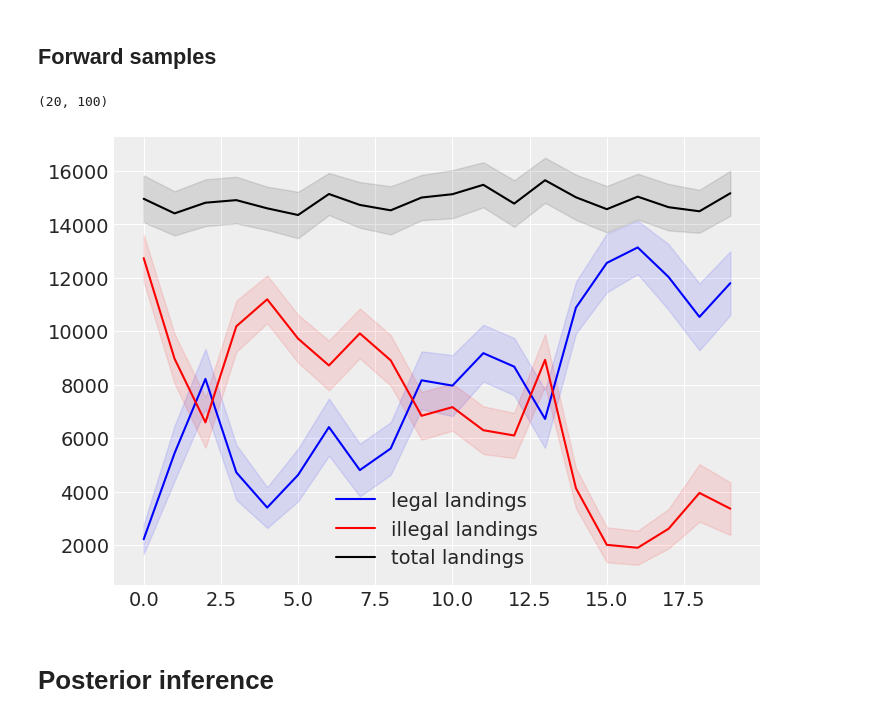
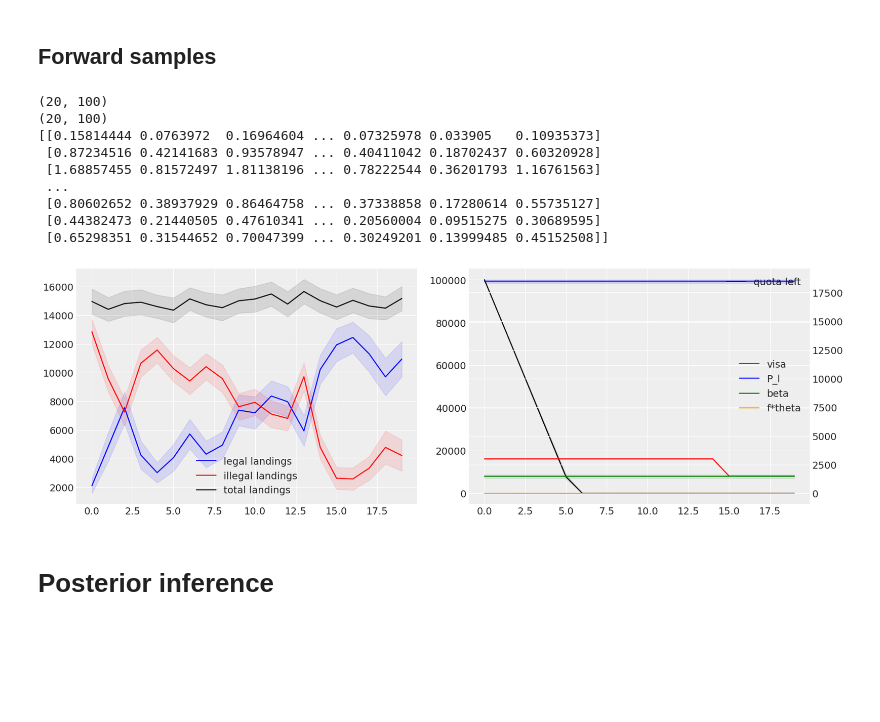
Before and after one commit to emilemathieu/illegal_fishing, a Jupyter notebook: yearly.ipynb, the cells around one changed output. Drawn from its saved outputs; the diff is of its cells as text; code cells hidden in the pictures; blank space fills up the shorter version.

```diff
--- a/yearly.ipynb
+++ b/yearly.ipynb
@@ -464,15 +480,15 @@ def clip(x, min=None, max=None):
       x = ifelse(tensor.gt(x, max), max, x)
     return x
 
-max_week = 20
+max_week = 20 # 48
 
 class WeeklyLandings(pm.Model):
     def __init__(self, name='', model=None):
         super().__init__(name, model)
 
         # Define priors
-        beta = Uniform('beta', beta_min, beta_max)
-        theta = Uniform('theta', theta_min, theta_max)
+        beta = Uniform('beta', beta_min, beta_max) # price premium
+        theta = Uniform('theta', theta_min, theta_max) #
         quotaleft = quota
         T = []
         P_l = []
@@ -483,13 +499,15 @@ class WeeklyLandings(pm.Model):
 
           T.append(Uniform('T[{}]'.format(t), T_min, T_max))
           theta_t = weekly_enforcement[t] * theta
+          #theta_t = theta * (1 - (avg_enforcement - weekly_enforcement[t]) / avg_enforcement)
 
           # if close to end of the year then update visa value with elsticity
           visa = ifelse(tensor.lt(t, round(0.75 * max_week)), visa_r, visa_r * (1 - (e_v * (quota - quotaleft) / quota)))
           #C_l[t] = C_i + visa # the cost does not appear explicitly so useless
           #P_i = P_r * (1 - (e_p * (T_r - T[t]) / T_r)) # price elasticity
           P_i = P_r
-          P_l.append(pm.Deterministic('P_l[{}]'.format(t), P_i + beta))
+          P_l_t = P_i + beta
+          P_l.append(pm.Deterministic('P_l[{}]'.format(t), P_l_t))
 
           # x_i = (P_i - C_i - (f * theta) - P_l + C_l) / (2 * theta * P_l) = (visa - beta - (f * theta)) / (8 * theta * P_l)
           x_i_possibly_out_of_bounds = (visa - beta - (f * theta_t)) / (8 * theta_t * P_l[t])
@@ -506,6 +524,10 @@ class WeeklyLandings(pm.Model):
           x_i = pm.Deterministic('x_i[{}]'.format(t), x_i)
           x_l = pm.Deterministic('x_l[{}]'.format(t), x_l)
           r = pm.Deterministic('r[{}]'.format(t), r)  # from Rodrigo's supplementary material: low scenario: 67%, high scenario 88%
+          quotaleft = pm.Deterministic('quotaleft[{}]'.format(t), quotaleft)
+          visa = pm.Deterministic('visa[{}]'.format(t), visa)
+          #P_i = pm.Deterministic('P_i[{}]'.format(t), P_i)
+          theta_t = pm.Deterministic('theta[{}]'.format(t), theta_t)
 
 weeklymodel = WeeklyLandings()
 # %% [output]
@@ -540,7 +562,7 @@ def plot(data, ax=None, color='b', label=""):
     fig, ax = plt.subplots()
   ax.plot(x,y, color=color, label=label)
   ax.fill_between(x, (y-ci), (y+ci), color=color, alpha=.1)
-  plt.legend(loc='best')
+  ax.legend(loc='best')
 
 plot(weekly_landings, label="legal landings from data")
 # %% [output]
@@ -548,21 +570,47 @@ plot(weekly_landings, label="legal landings from data")
 # %% [markdown]
 ## Forward samples
 # %%
-prior_checks = sample_prior_predictive(samples=100, random_seed=0, model=weeklymodel)
+K = 100
+prior_checks = sample_prior_predictive(samples=K, random_seed=0, model=weeklymodel)
 #print(prior_checks)
 # %%
 x_l = np.array(list(prior_checks[k] for k in ['x_l[{}]'.format(i) for i in range(max_week)]))
 x_i = np.array(list(prior_checks[k] for k in ['x_i[{}]'.format(i) for i in range(max_week)]))
 T = np.array(list(prior_checks[k] for k in ['T[{}]'.format(i) for i in range(max_week)]))
+quotaleft = np.array(list(prior_checks[k] for k in ['quotaleft[{}]'.format(i) for i in range(max_week)]))
+visa = np.array(list(prior_checks[k] for k in ['visa[{}]'.format(i) for i in range(max_week)]))
+visa = np.array([visa_t if visa_t.shape == (K,) else visa_t.repeat(K) for visa_t in visa])
+P_l = np.array(list(prior_checks[k] for k in ['P_l[{}]'.format(i) for i in range(max_week)]))
+#P_i = np.array(list(prior_checks[k] for k in ['P_i[{}]'.format(i) for i in range(max_week)]))
+beta = np.array(prior_checks["beta"]).reshape(-1,1).repeat(max_week, axis=1).transpose()
+theta = np.array(list(prior_checks[k] for k in ['theta[{}]'.format(i) for i in range(max_week)]))
 
 print(x_l.shape)
-fig, ax = plt.subplots()
-plot(x_l, ax, color='blue', label="legal landings")
-plot(x_i, ax, color='red', label="illegal landings")
-plot(T, ax, color='black', label="total landings")
+print(beta.shape)
+
+fig, axes = plt.subplots(1, 2, figsize=(16, 5))
+plot(x_l, axes[0], color='blue', label="legal landings")
+plot(x_i, axes[0], color='red', label="illegal landings")
+plot(T, axes[0], color='black', label="total landings")
+
+plot(quotaleft, axes[1], color='black', label="quota left")
+ax1bis = axes[1].twinx()
+plot(visa, ax1bis, color='red', label="visa")
+plot(P_l, ax1bis, color='blue', label="P_l")
+plot(beta, ax1bis, color='green', label="beta")
+plot(f*theta, ax1bis, color='orange', label="f*theta")
+#plot(P_i, ax1bis, color='red', label="P_i")
 # %% [output]
 (20, 100)
+(20, 100)
+[[0.15814444 0.0763972  0.16964604 ... 0.07325978 0.033905   0.10935373]
+ [0.87234516 0.42141683 0.93578947 ... 0.40411042 0.18702437 0.60320928]
+ [1.68857455 0.81572497 1.81138196 ... 0.78222544 0.36201793 1.16761563]
+ ...
+ [0.80602652 0.38937929 0.86464758 ... 0.37338858 0.17280614 0.55735127]
+ [0.44382473 0.21440505 0.47610341 ... 0.20560004 0.09515275 0.30689595]
+ [0.65298351 0.31544652 0.70047399 ... 0.30249201 0.13999485 0.45152508]]
-[figure, old version]
+[figure, new version]
 # %% [markdown]
 # Posterior inference
 # %%
```
Also changed, not shown: parts of 3 cells of this notebook.
